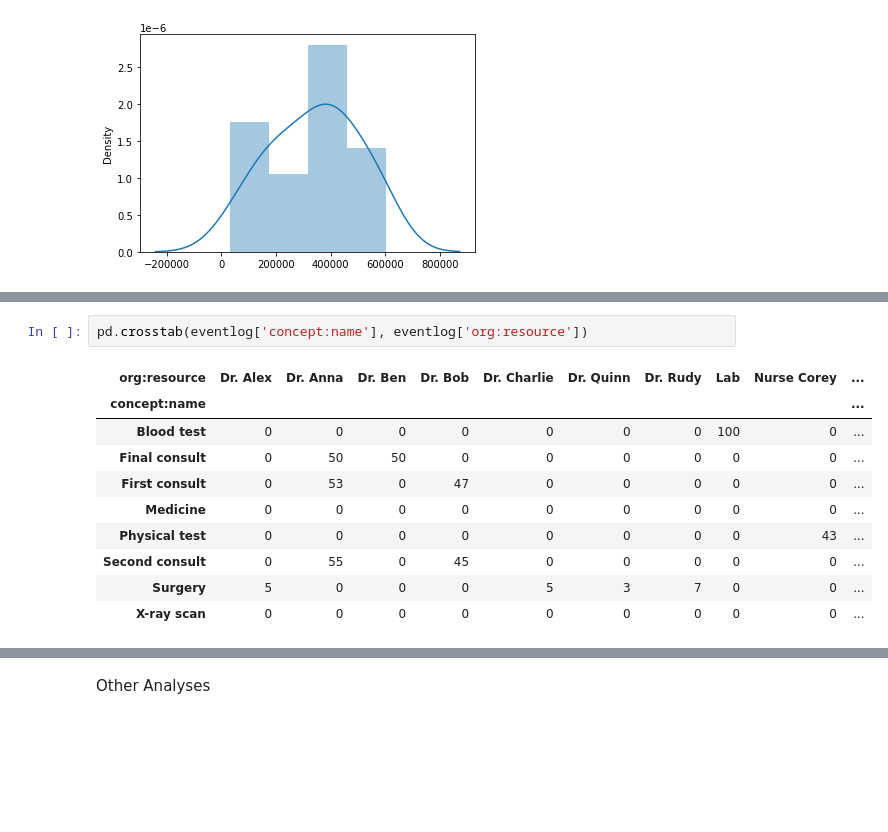
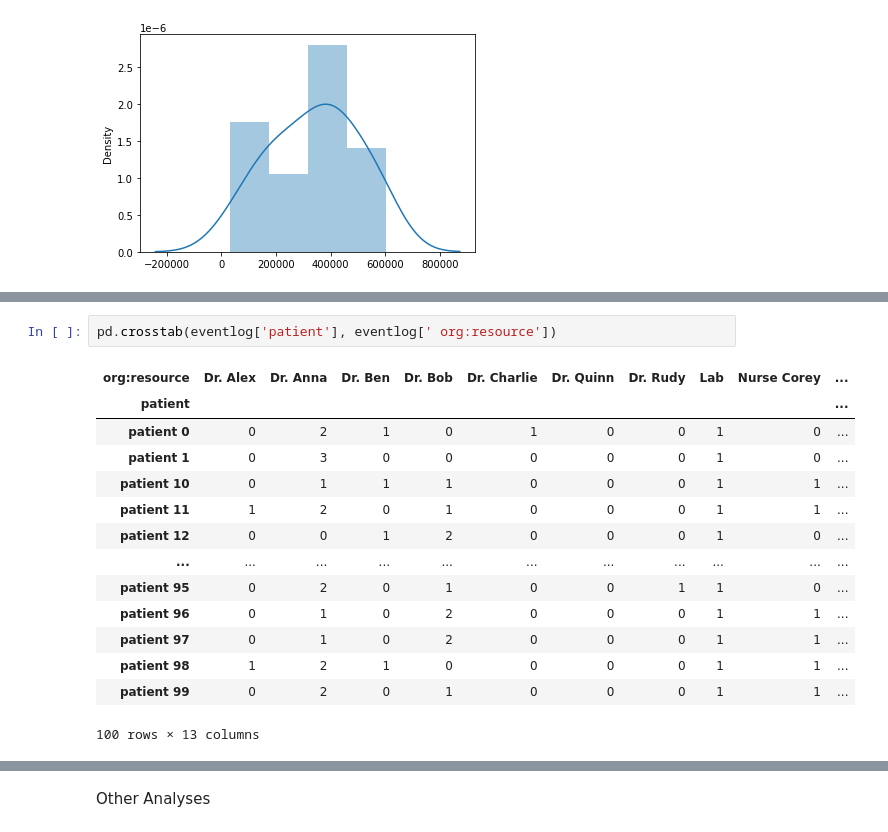
Before and after one commit to kathuman/Python-Experiments, a Jupyter notebook: 220309_Process_Mining2_.ipynb, the cells around one changed output, grey strips where cells are left out. Saved outputs shown, nothing was run; the diff lists cells and outputs as text; blank space fills up the shorter version.

```diff
--- a/220309_Process_Mining2_.ipynb
+++ b/220309_Process_Mining2_.ipynb
@@ -169,14 +186,18 @@ Index(['case:concept:name', 'concept:name', 'org:resource', 'time:timestamp'], d
 # %%
-pd.crosstab(eventlog['concept:name'], eventlog['org:resource'])
+pd.crosstab(eventlog['patient'], eventlog[' org:resource'])
 # %% [output]
 | org:resource | Dr. Alex | Dr. Anna | Dr. Ben | Dr. Bob | Dr. Charlie | Dr. Quinn | Dr. Rudy | Lab | Nurse Corey | ... |
-| concept:name |  |  |  |  |  |  |  |  |  | ... |
-| Blood test | 0 | 0 | 0 | 0 | 0 | 0 | 0 | 100 | 0 | ... |
-| Final consult | 0 | 50 | 50 | 0 | 0 | 0 | 0 | 0 | 0 | ... |
-| First consult | 0 | 53 | 0 | 47 | 0 | 0 | 0 | 0 | 0 | ... |
-| Medicine | 0 | 0 | 0 | 0 | 0 | 0 | 0 | 0 | 0 | ... |
-| Physical test | 0 | 0 | 0 | 0 | 0 | 0 | 0 | 0 | 43 | ... |
-| Second consult | 0 | 55 | 0 | 45 | 0 | 0 | 0 | 0 | 0 | ... |
-| Surgery | 5 | 0 | 0 | 0 | 5 | 3 | 7 | 0 | 0 | ... |
-| X-ray scan | 0 | 0 | 0 | 0 | 0 | 0 | 0 | 0 | 0 | ... |
+| patient |  |  |  |  |  |  |  |  |  | ... |
+| patient 0 | 0 | 2 | 1 | 0 | 1 | 0 | 0 | 1 | 0 | ... |
+| patient 1 | 0 | 3 | 0 | 0 | 0 | 0 | 0 | 1 | 0 | ... |
+| patient 10 | 0 | 1 | 1 | 1 | 0 | 0 | 0 | 1 | 1 | ... |
+| patient 11 | 1 | 2 | 0 | 1 | 0 | 0 | 0 | 1 | 1 | ... |
+| patient 12 | 0 | 0 | 1 | 2 | 0 | 0 | 0 | 1 | 0 | ... |
+| ... | ... | ... | ... | ... | ... | ... | ... | ... | ... | ... |
+| patient 95 | 0 | 2 | 0 | 1 | 0 | 0 | 1 | 1 | 0 | ... |
+| patient 96 | 0 | 1 | 0 | 2 | 0 | 0 | 0 | 1 | 1 | ... |
+| patient 97 | 0 | 1 | 0 | 2 | 0 | 0 | 0 | 1 | 1 | ... |
+| patient 98 | 1 | 2 | 1 | 0 | 0 | 0 | 0 | 1 | 1 | ... |
+| patient 99 | 0 | 2 | 0 | 1 | 0 | 0 | 0 | 1 | 1 | ... |
+100 rows × 13 columns
 # %%
```
Also changed, not shown: parts of 12 cells of this notebook.
